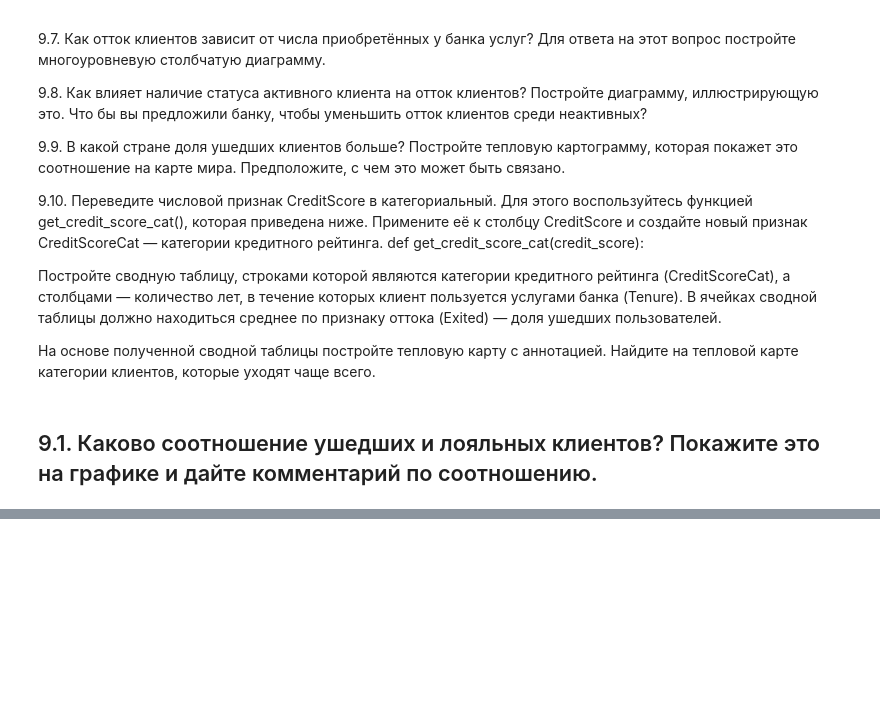
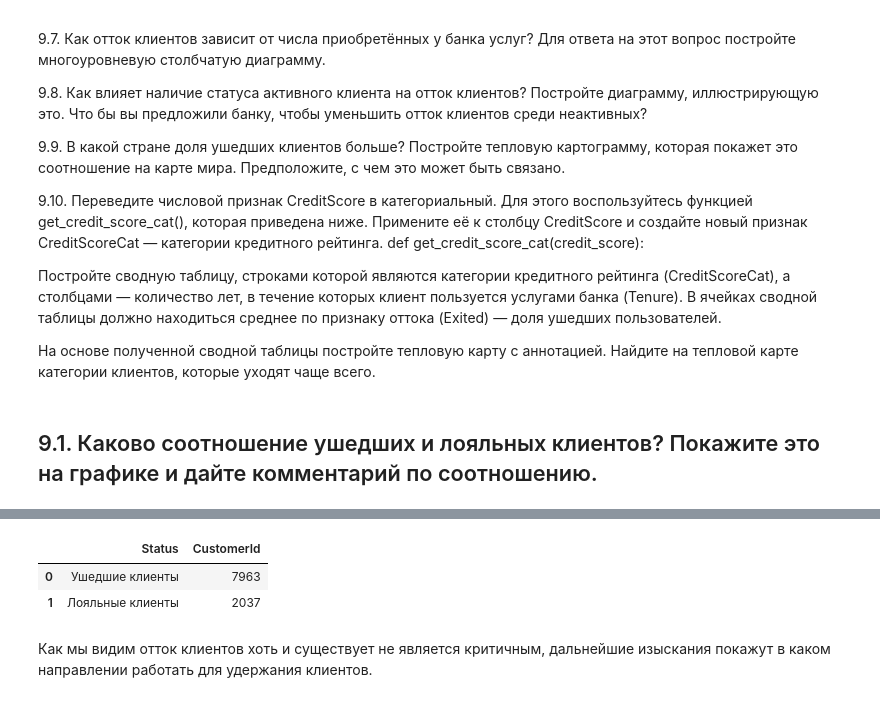
Before and after one commit to Dekoz3/VS_code, a Jupyter notebook: Задания Skillfactory/PY13/PY13 visualization practice.ipynb, the cells around one changed output, grey strips where cells are left out. Saved outputs shown, nothing was run; the diff lists cells and outputs as text; code cells hidden in the pictures; blank space fills up the shorter version.

```diff
--- a/Задания Skillfactory/PY13/PY13 visualization practice.ipynb
+++ b/Задания Skillfactory/PY13/PY13 visualization practice.ipynb
@@ -96,0 +124,31 @@ def get_credit_score_cat(credit_score):
+# %%
+exited_cus = churn_data.groupby('Status', as_index=False)['CustomerId'].count()
+display(exited_cus)
+fig = px.pie(exited_cus,
+            values='CustomerId',
+            names=['Лояльные клиенты', "Ушедшие клиенты"],
+            hole=0.65,
+            width= 600,
+            height= 600,
+
+            )
+fig.update_layout(legend=dict(
+    orientation="h",
+    yanchor="top",
+    y=0.0,
+    xanchor="center",
+    x=0.5,
+    font_size=22),
+    showlegend=False,
+
+    annotations=[dict(text='Соотношение<br> ушедших и лояльных <br>клиентов', x=0.5, y=0.5, font_size=24, showarrow=False)])
+fig.update_traces(textposition='inside', textinfo='percent+label')
+fig.update_layout(uniformtext_minsize=16, uniformtext_mode='hide')
+
+fig.show()
+# %% [output]
+|  | Status | CustomerId |
+| 0 | Ушедшие клиенты | 7963 |
+| 1 | Лояльные клиенты | 2037 |
+# %% [markdown]
+Как мы видим отток клиентов хоть и существует не является критичным, дальнейшие изыскания покажут в каком направлении работать для удержания клиентов.
```
Also changed, not shown: parts of 9 cells of this notebook.
